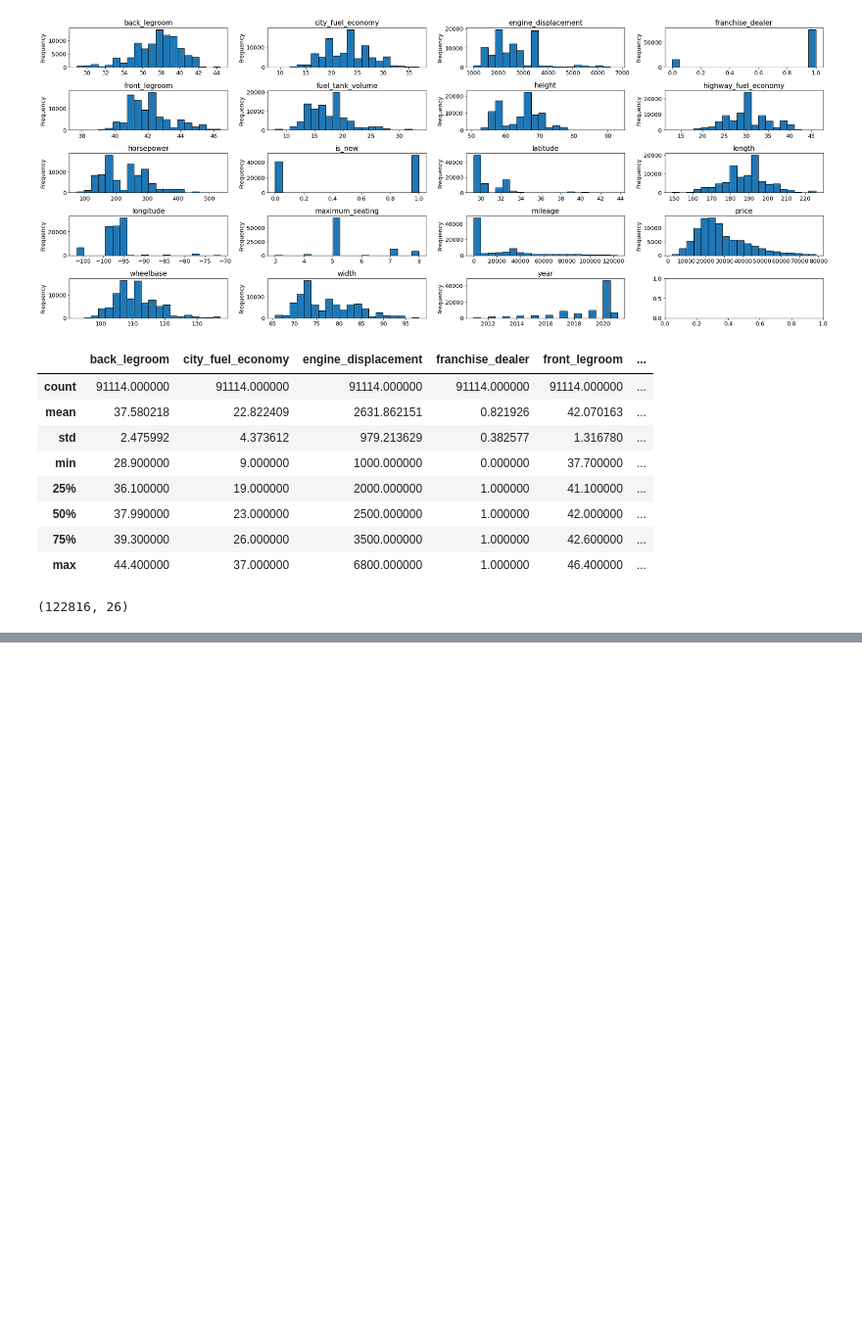
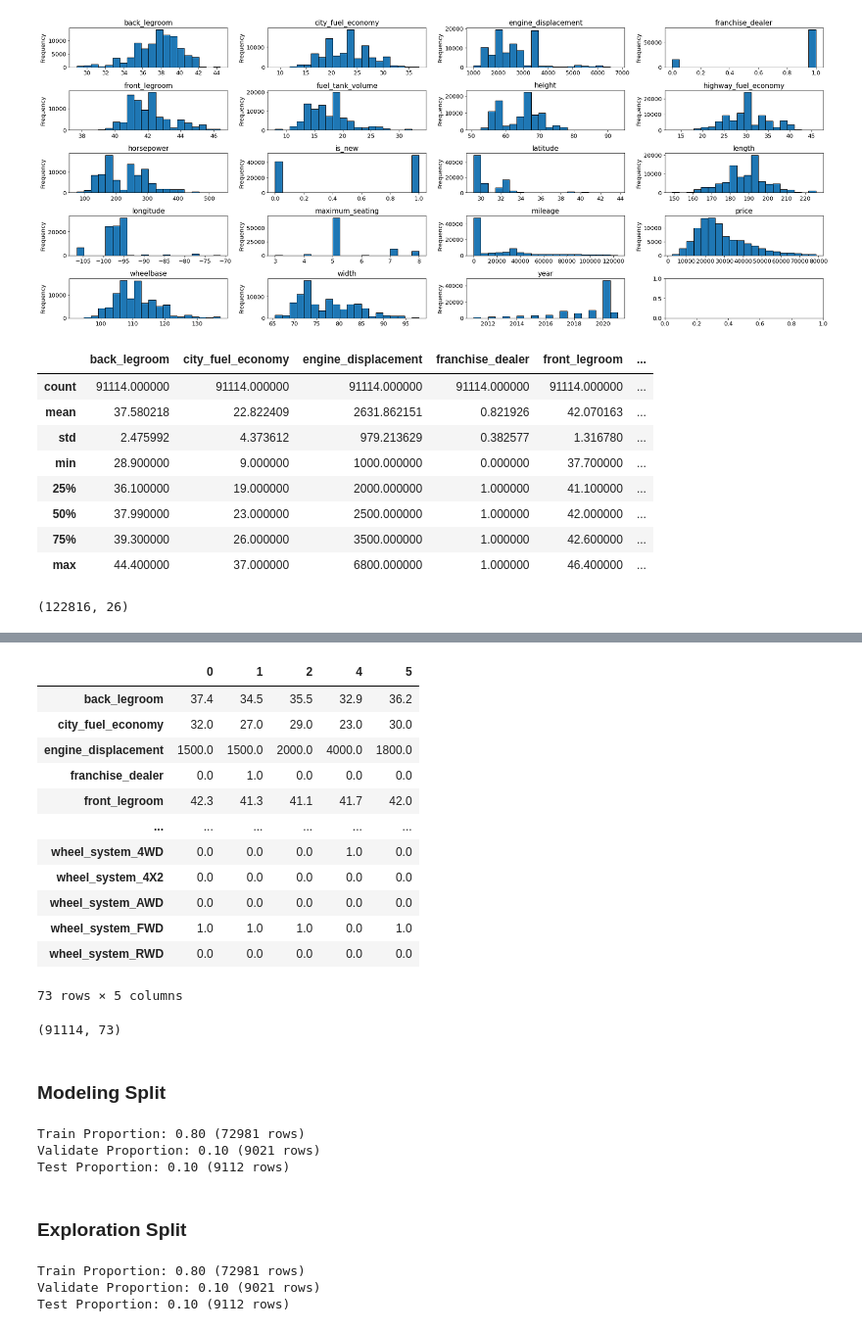
Before and after one commit to adam-talbot/used-cars-regression, a Jupyter notebook: scratchpad.ipynb, the cells around one changed output, grey strips where cells are left out. Shown at 98% size. Cells and saved outputs as stored; diff of their text form; code cells hidden in the pictures; blank space fills up the shorter version.

```diff
--- a/scratchpad.ipynb
+++ b/scratchpad.ipynb
@@ -3,19 +3,35 @@
 # Imports
 ---
 # %%
+# standard imports
 import pandas as pd
 import numpy as np
+import seaborn as sns
 import matplotlib.pyplot as plt
-import seaborn as sns
+from scipy import stats
 
+# sklearn imports
+from sklearn.metrics import mean_squared_error, explained_variance_score
+from sklearn.linear_model import LinearRegression, LassoLars, TweedieRegressor
+from sklearn.preprocessing import PolynomialFeatures, MinMaxScaler
+
+# ignore warnings
 import warnings
 warnings.filterwarnings("ignore")
 
-plt.rc('figure', figsize=(13, 6))
-plt.rc('font', size=13)
+# supress scientific notation
+np.set_printoptions(suppress=True)
 
+# Custom module imports
 import acquire as a
 import prepare as p
+import explore as e
+import evaluate as ev
+
+# matplotlib settings
+plt.rc('font', size=12)
+plt.rc('figure', figsize=(15, 7))
+pd.options.display.float_format = '{:.2f}'.format
 # %% [markdown]
 ---
 # Acquire
@@ -800,0 +813,18 @@ memory usage: 18.8+ MB
+# %%
+df = a.get_tx_car_data()
+df = p.clean_cars(df)
+
+fig, axs = plt.subplots(5, 4, sharey=False, figsize=(25, 10))
+axe = axs.ravel()
+for i, c in enumerate(df.select_dtypes('number').columns):
+    df[c].plot.hist(ax=axe[i],title=c, ec='black', bins=20)
+    plt.tight_layout()
+plt.show()
+
+cat_cols = df.select_dtypes('object').columns.tolist()
+
+for cat in cat_cols:
+    print(cat)
+    print('-----------------')
+    print(df[cat].value_counts(normalize=True))
+    print('-----------------\n')
@@ -800,0 +866,37 @@ memory usage: 18.8+ MB
+# %%
+df_encoded = pd.get_dummies(data=df, columns=cat_cols)
+df_encoded.head().T
+# %% [output]
+|  | 0 | 1 | 2 | 4 | 5 |
+| back_legroom | 37.4 | 34.5 | 35.5 | 32.9 | 36.2 |
+| city_fuel_economy | 32.0 | 27.0 | 29.0 | 23.0 | 30.0 |
+| engine_displacement | 1500.0 | 1500.0 | 2000.0 | 4000.0 | 1800.0 |
+| franchise_dealer | 0.0 | 1.0 | 0.0 | 0.0 | 0.0 |
+| front_legroom | 42.3 | 41.3 | 41.1 | 41.7 | 42.0 |
+| ... | ... | ... | ... | ... | ... |
+| wheel_system_4WD | 0.0 | 0.0 | 0.0 | 1.0 | 0.0 |
+| wheel_system_4X2 | 0.0 | 0.0 | 0.0 | 0.0 | 0.0 |
+| wheel_system_AWD | 0.0 | 0.0 | 0.0 | 0.0 | 0.0 |
+| wheel_system_FWD | 1.0 | 1.0 | 1.0 | 0.0 | 1.0 |
+| wheel_system_RWD | 0.0 | 0.0 | 0.0 | 0.0 | 0.0 |
+73 rows × 5 columns
+# %%
+df_encoded.shape
+# %% [output]
+(91114, 73)
+# %% [markdown]
+### Modeling Split
+# %%
+train_mod, val_mod, test_mod = p.split_80(df_encoded)
+# %% [output]
+Train Proportion: 0.80 (72981 rows)
+Validate Proportion: 0.10 (9021 rows)
+Test Proportion: 0.10 (9112 rows)
+# %% [markdown]
+### Exploration Split
+# %%
+train_exp, val_exp, test_exp = p.split_80(df)
+# %% [output]
+Train Proportion: 0.80 (72981 rows)
+Validate Proportion: 0.10 (9021 rows)
+Test Proportion: 0.10 (9112 rows)
```
Also changed, not shown: parts of 16 cells of this notebook, 2 other files.
